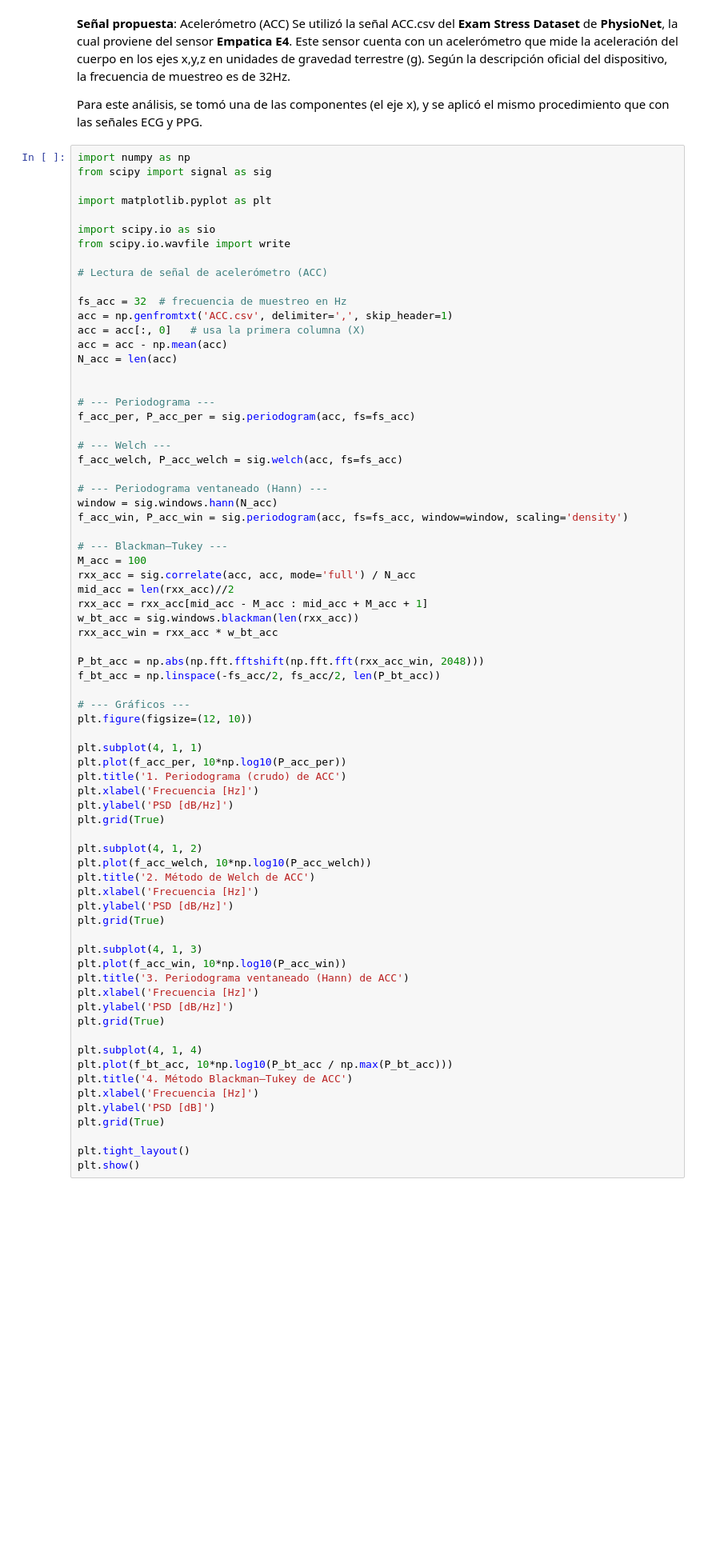
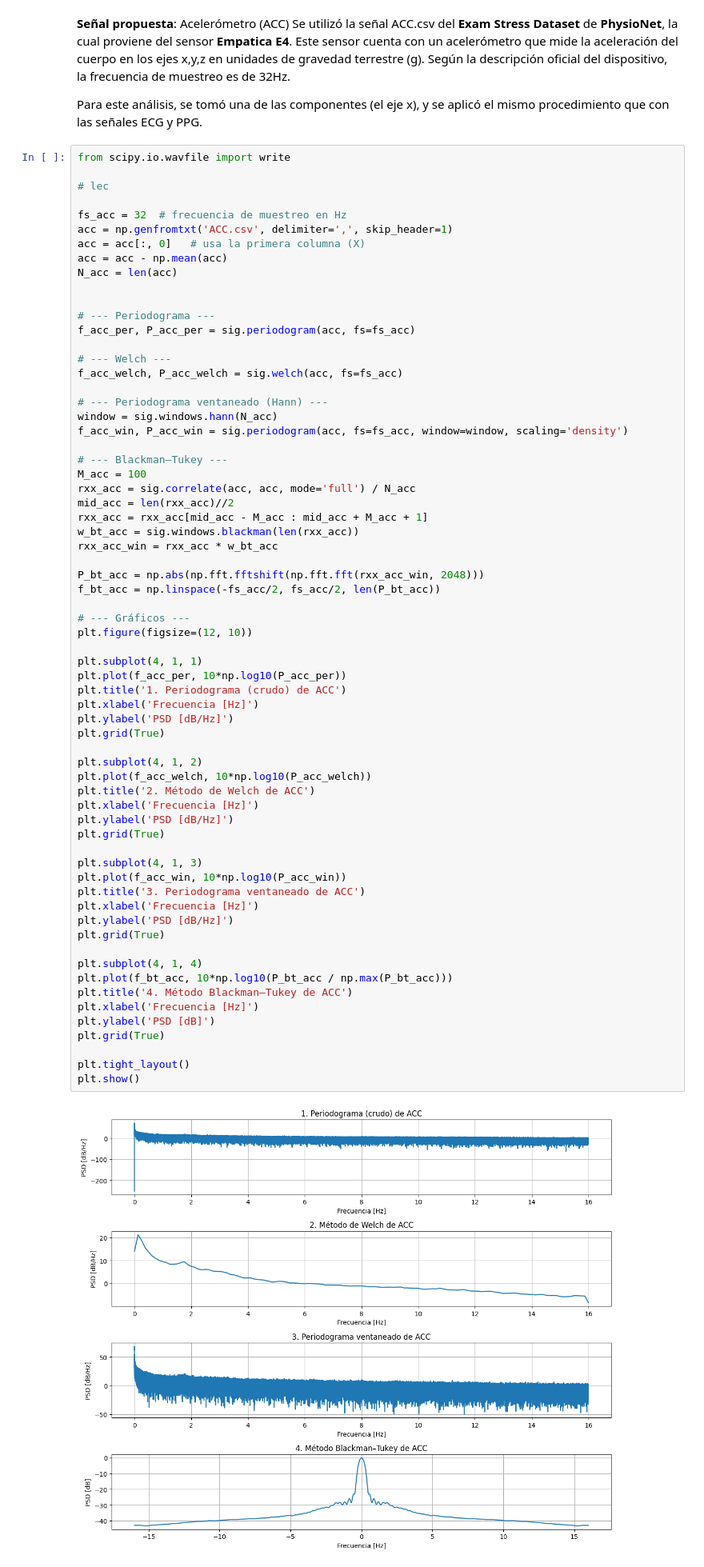
Before and after one commit to angiefantauzzofabio/APS, a Jupyter notebook: TS5/TS5.ipynb, the cells around one changed output. Shown: that part at 80% size. Cells and saved outputs as stored; diff of their text form; blank space fills up the shorter version.

```diff
--- a/TS5/TS5.ipynb
+++ b/TS5/TS5.ipynb
@@ -340,15 +340,9 @@ Según la descripción oficial del dispositivo, la frecuencia de muestreo es de
 
 Para este análisis, se tomó una de las componentes (el eje x), y se aplicó el mismo procedimiento que con las señales ECG y PPG.
 # %%
-import numpy as np
-from scipy import signal as sig
-
-import matplotlib.pyplot as plt
-
-import scipy.io as sio
 from scipy.io.wavfile import write
 
-# Lectura de señal de acelerómetro (ACC)
+# lec
 
 fs_acc = 32  # frecuencia de muestreo en Hz
 acc = np.genfromtxt('ACC.csv', delimiter=',', skip_header=1)
@@ -383,34 +377,36 @@ plt.figure(figsize=(12, 10))
 
 plt.subplot(4, 1, 1)
 plt.plot(f_acc_per, 10*np.log10(P_acc_per))
 plt.title('1. Periodograma (crudo) de ACC')
 plt.xlabel('Frecuencia [Hz]')
 plt.ylabel('PSD [dB/Hz]')
 plt.grid(True)
 
 plt.subplot(4, 1, 2)
 plt.plot(f_acc_welch, 10*np.log10(P_acc_welch))
 plt.title('2. Método de Welch de ACC')
 plt.xlabel('Frecuencia [Hz]')
 plt.ylabel('PSD [dB/Hz]')
 plt.grid(True)
 
 plt.subplot(4, 1, 3)
 plt.plot(f_acc_win, 10*np.log10(P_acc_win))
-plt.title('3. Periodograma ventaneado (Hann) de ACC')
+plt.title('3. Periodograma ventaneado de ACC')
 plt.xlabel('Frecuencia [Hz]')
 plt.ylabel('PSD [dB/Hz]')
 plt.grid(True)
 
 plt.subplot(4, 1, 4)
 plt.plot(f_bt_acc, 10*np.log10(P_bt_acc / np.max(P_bt_acc)))
 plt.title('4. Método Blackman–Tukey de ACC')
 plt.xlabel('Frecuencia [Hz]')
 plt.ylabel('PSD [dB]')
 plt.grid(True)
 
 plt.tight_layout()
 plt.show()
+# %% [output]
+[figure, added]
 # %%
 #ANCHO DE BANDA
 # --- ACC ---
```
Also changed, not shown: parts of 3 cells of this notebook, 1 other file.
